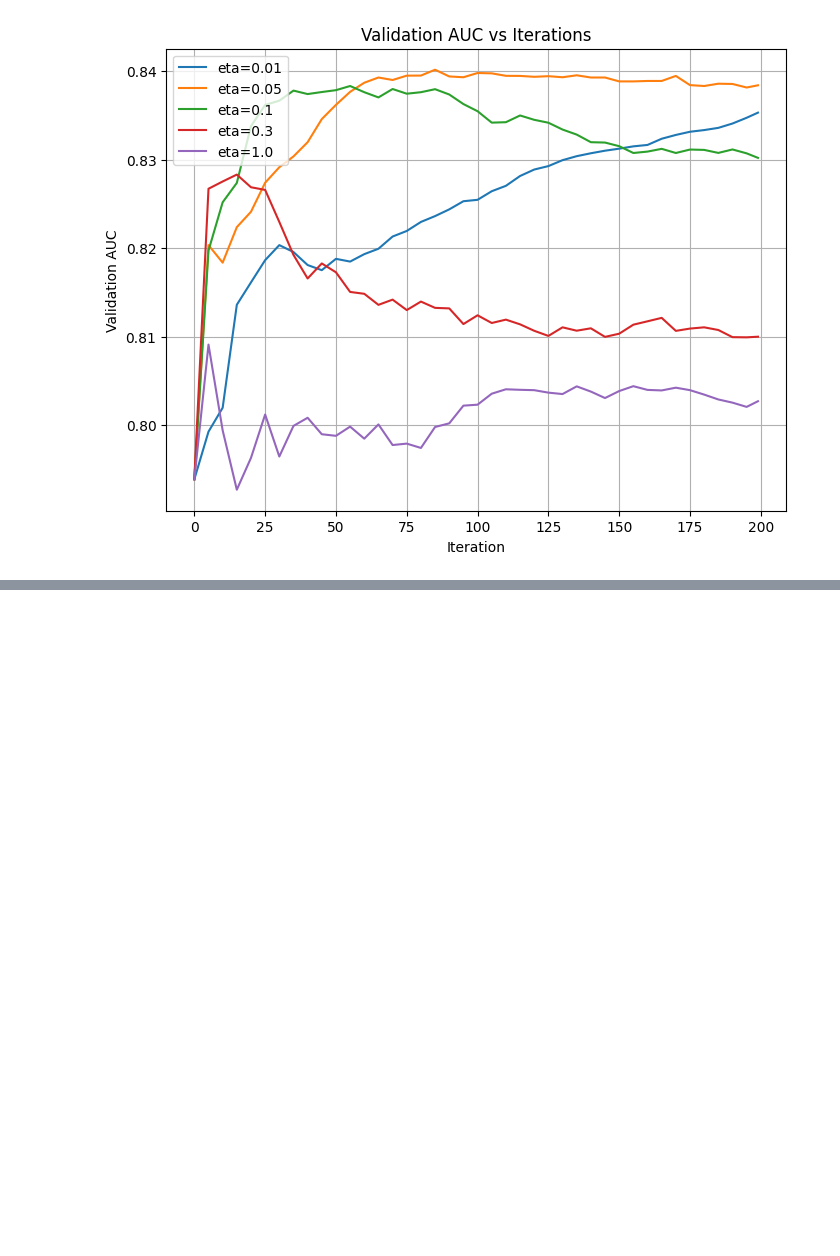
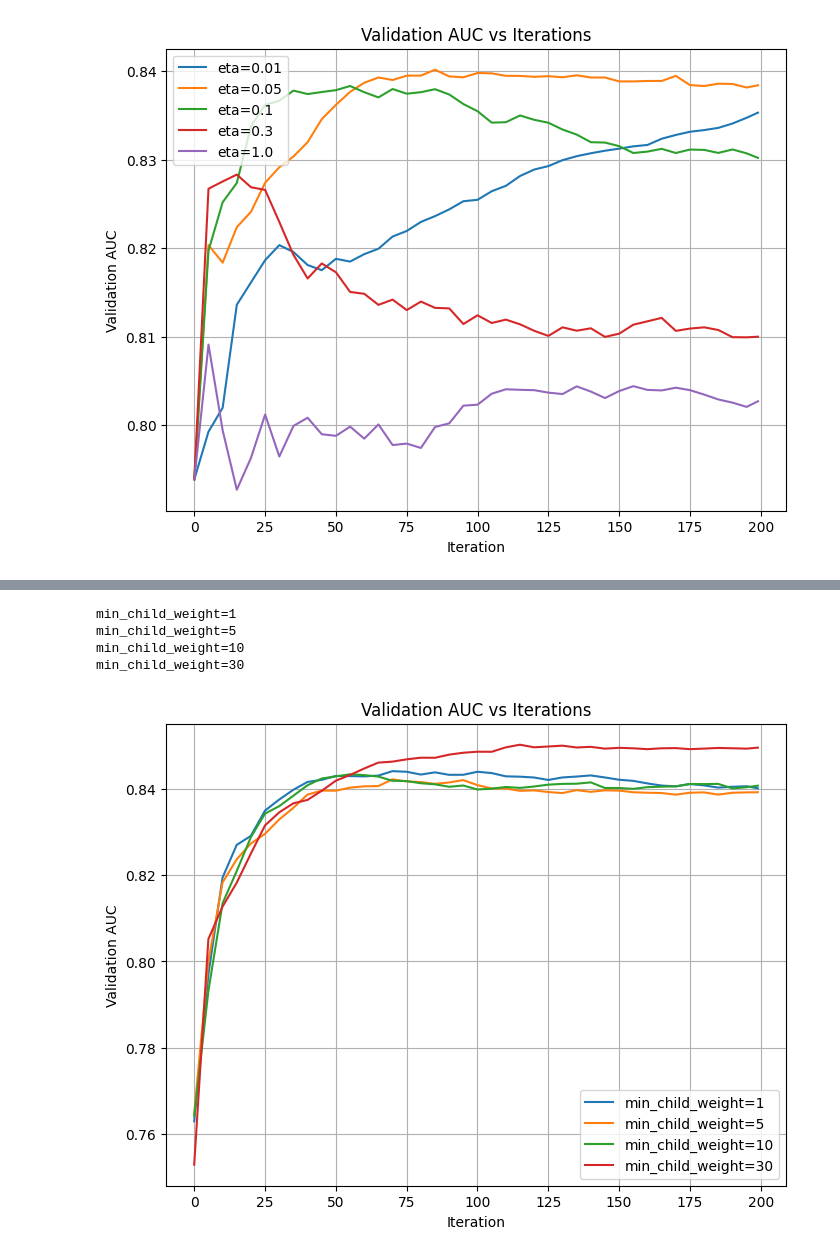
Before and after one commit to mireillehaddad/Machine-Learning, a Jupyter notebook: 06-trees /credit-risk.ipynb, the cells around one changed output, grey strips where cells are left out. Saved outputs shown, nothing was run; the diff lists cells and outputs as text; code cells hidden in the pictures; blank space fills up the shorter version.

```diff
--- a/06-trees /credit-risk.ipynb
+++ b/06-trees /credit-risk.ipynb
@@ -1159,0 +1202,55 @@ plt.show()
+# %%
+from IPython.utils.io import capture_output
+
+scores = {}
+
+for min_child_weight in [1, 5, 10, 30]:
+
+    print(f'min_child_weight={min_child_weight}')
+
+    xgb_params = {
+        'eta': 0.1,
+        'max_depth': 3,
+        'min_child_weight': min_child_weight,
+
+        'objective': 'binary:logistic',
+        'eval_metric': 'auc',
+
+        'nthread': 8,
+        'seed': 1,
+        'verbosity': 1
+    }
+
+    with capture_output() as captured:
+        model = xgb.train(
+            xgb_params,
+            dtrain,
+            num_boost_round=200,
+            evals=watchlist,
+            verbose_eval=5
+        )
+
+    key = f'min_child_weight={min_child_weight}'
+    scores[key] = parse_xgb_output(captured.stdout)
+# %% [output]
+min_child_weight=1
+min_child_weight=5
+min_child_weight=10
+min_child_weight=30
+# %%
+import matplotlib.pyplot as plt
+
+plt.figure(figsize=(8,6))
+
+for key, df_score in scores.items():
+    plt.plot(df_score.iter, df_score.val_auc, label=key)
+
+plt.xlabel('Iteration')
+plt.ylabel('Validation AUC')
+plt.title('Validation AUC vs Iterations')
+plt.legend()
+plt.grid(True)
+
+plt.show()
+# %% [output]
+[figure, added]
```
Also changed, not shown: parts of 34 cells of this notebook, 2 other files.
